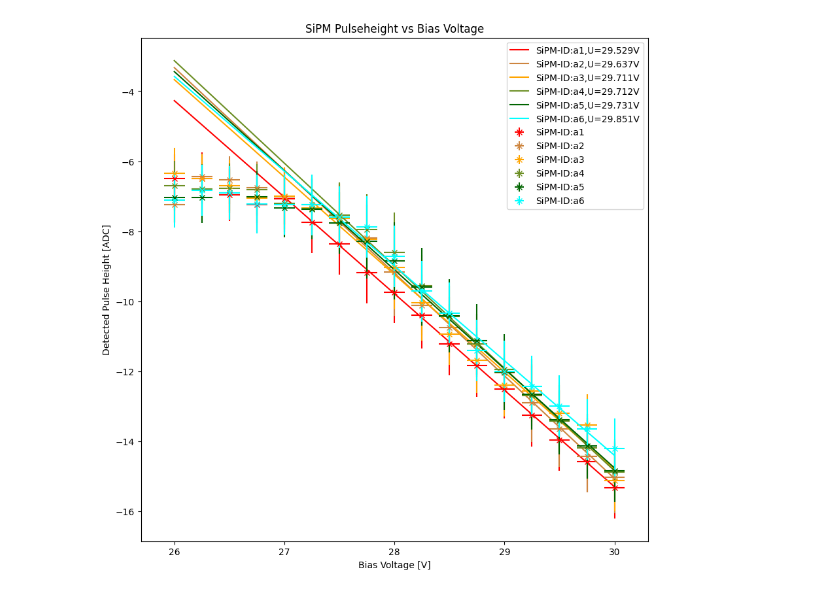
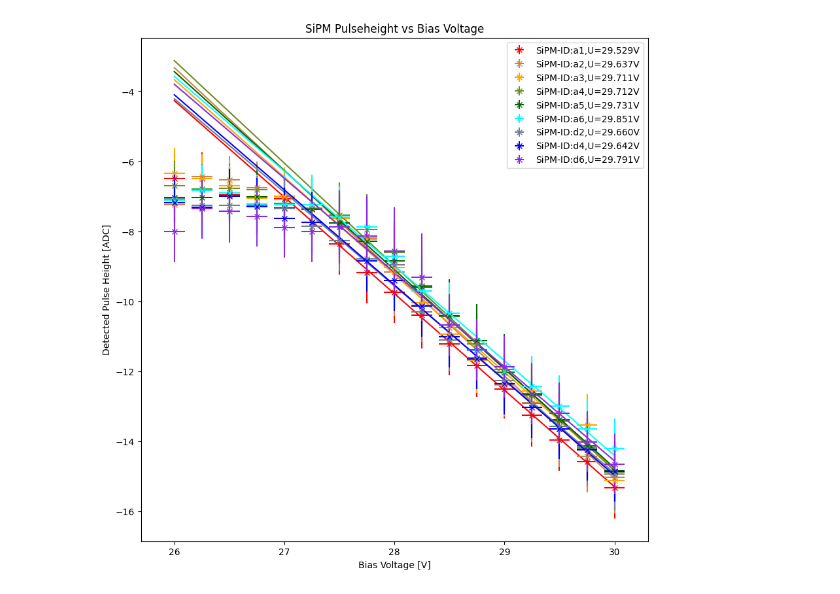
Before and after one commit to mbreisch/SiALG_Decoder, a Jupyter notebook: ReadRawFiles.ipynb, the cells around one changed output. Saved outputs shown, nothing was run; the diff lists cells and outputs as text; code cells hidden in the pictures.

```diff
--- a/ReadRawFiles.ipynb
+++ b/ReadRawFiles.ipynb
@@ -38,7 +38,7 @@ FullCalib = {}
 #     AllDictonary[26+0.25*enum] = result
 # %%
 #Loads Analysis Data
-for id in ["a1","a2","a3","a4","a5","a6"]:
+for id in ["a1","a2","a3","a4","a5","a6","d2","d4","d6"]:
     path_list = []
     result = {}
     AllVDictonary = {}
@@ -65,23 +65,23 @@ for id in ["a1","a2","a3","a4","a5","a6"]:
 # %%
 ped_list = []
 ped_err_list = []
 spe_list = []
 spe_err_list = []
 dpe_list = []
 dpe_err_list = []
-id_list = ["a1","a2","a3","a4","a5","a6"]
+id_list = ["a1","a2","a3","a4","a5","a6","d2","d4","d6"]
 for id in id_list:
     volt,pedestal,spe,dpe,ped_err,spe_err,dpe_err = py_calib.GetCalibrationCurve(FullCalib[id],False,id)
     ped_list.append(pedestal)
     ped_err_list.append(ped_err)
     spe_list.append(spe)
     spe_err_list.append(spe_err)
     dpe_list.append(dpe)
     dpe_err_list.append(dpe_err)
 
 py_calib.GetVoltageValues(-14,[volt,spe_list,np.abs(spe_err_list)],id_list)
 # %% [output]
-[figure, old version]
+[figure, new version]
 # %%
 # Get Enviroment Data
 # py_envir.GetVoltageStability("../Data/Calibration/VoltTemp/voltage.log")
```
Also changed, not shown: 3 other files.
